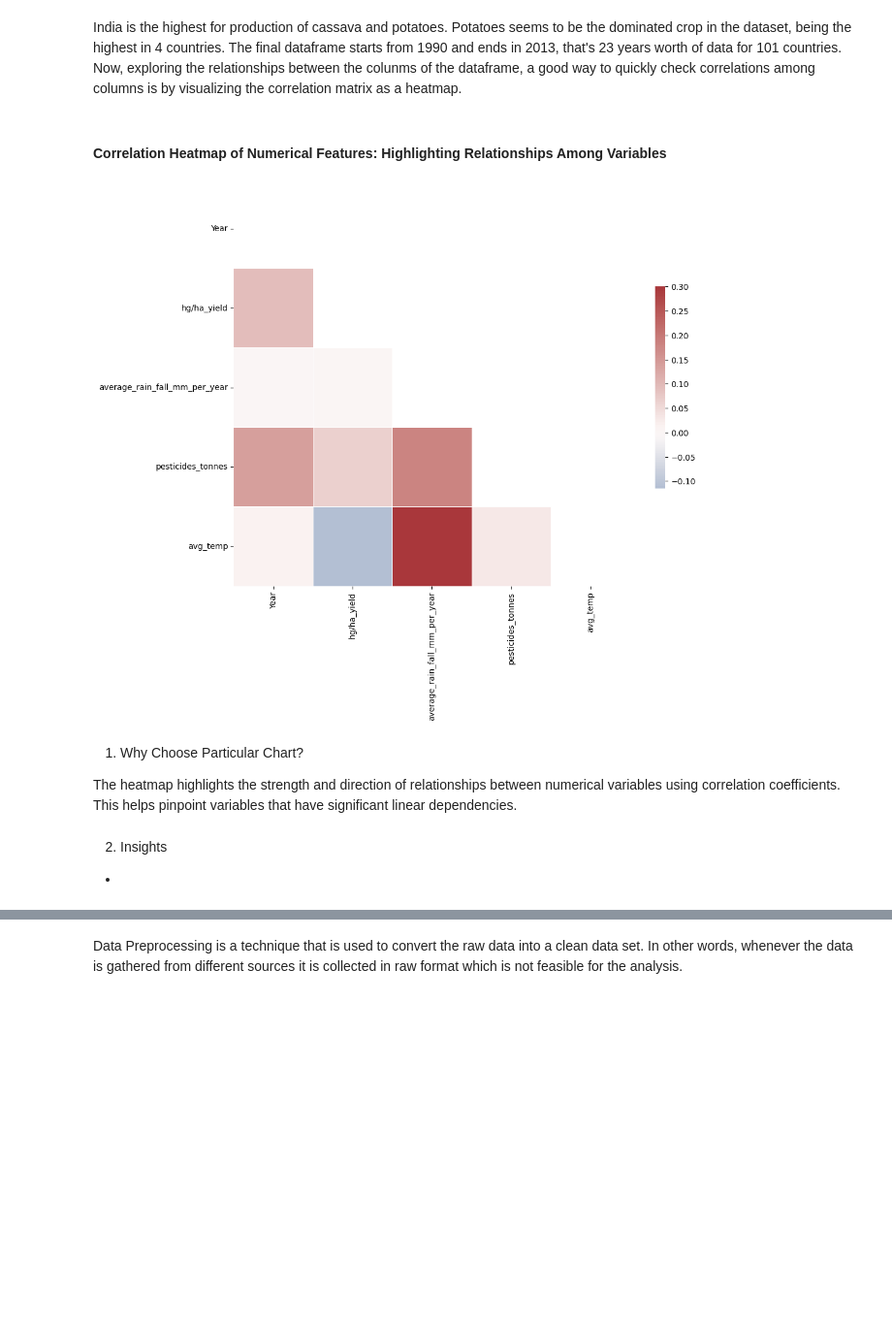
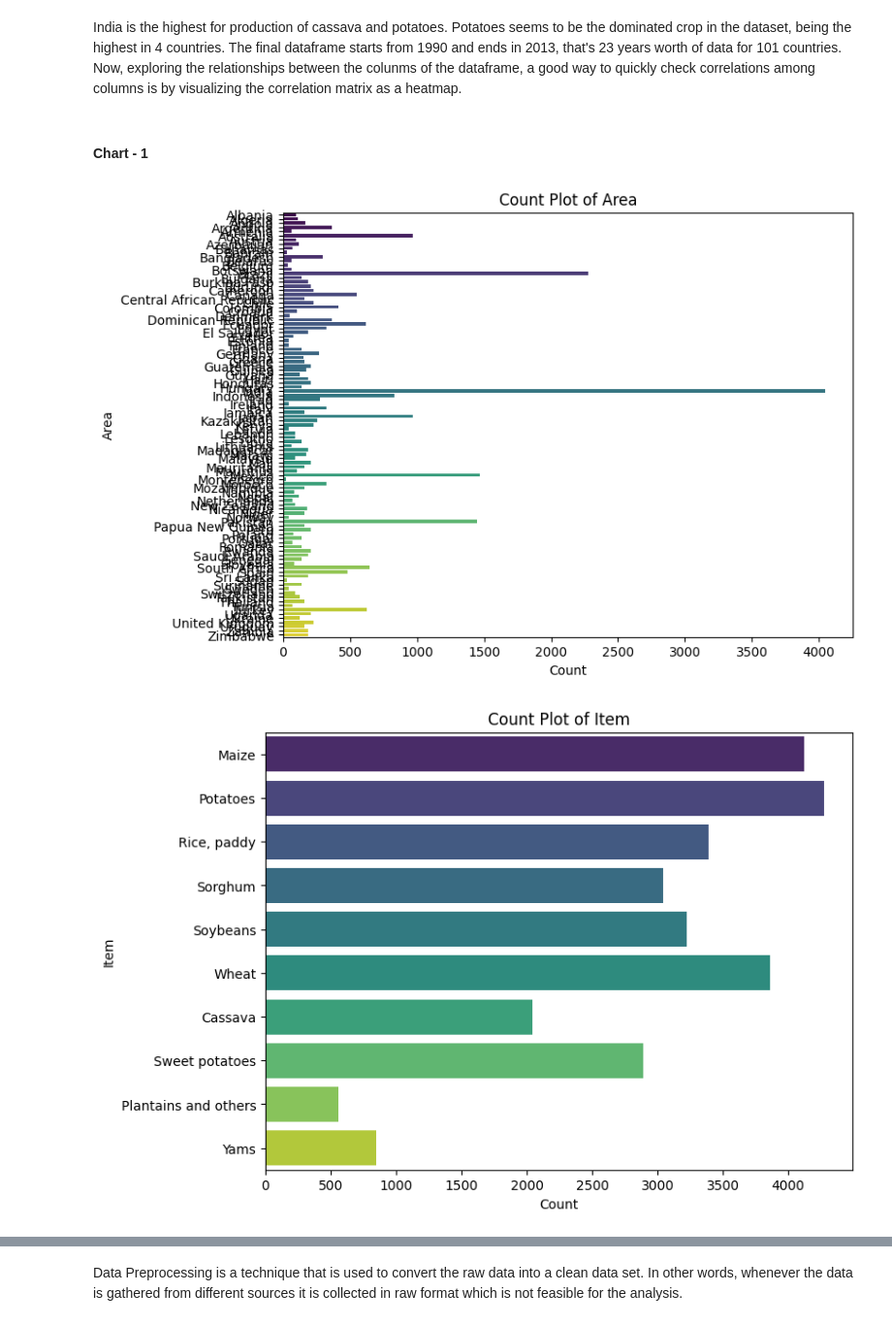
Before and after one commit to manishaachary13/crop_yield_predictoin_ML, a Jupyter notebook: field.ipynb, the cells around one changed output, grey strips where cells are left out. Shown at 97% size. Saved outputs shown, nothing was run; the diff lists cells and outputs as text; code cells hidden in the pictures; blank space fills up the shorter version.

```diff
--- a/field.ipynb
+++ b/field.ipynb
@@ -630,28 +625,28 @@ dtype: int64
 India is the highest for production of cassava and potatoes. Potatoes seems to be the dominated crop in the dataset, being the highest in 4 countries.
 The final dataframe starts from 1990 and ends in 2013, that's 23 years worth of data for 101 countries.
 Now, exploring the relationships between the colunms of the dataframe, a good way to quickly check correlations among columns is by visualizing the correlation matrix as a heatmap.
-# %% [markdown]
-#### Correlation Heatmap of Numerical Features: Highlighting Relationships Among Variables
-# %%
-correlation_data=yield_df.select_dtypes(include=[np.number]).corr()
-
-mask = np.zeros_like(correlation_data, dtype=bool)
-mask[np.triu_indices_from(mask)] = True
-
-f, ax = plt.subplots(figsize=(11, 9))
-
-# Generate a custom diverging colormap
-cmap = sns.palette="vlag"
-
-# Draw the heatmap with the mask and correct aspect ratio
-sns.heatmap(correlation_data, mask=mask, cmap=cmap, vmax=.3, center=0,
-            square=True, linewidths=.5, cbar_kws={"shrink": .5});
-# %% [output]
-[figure, removed]
-# %% [markdown]
-1. Why Choose Particular Chart?
-
-The heatmap highlights the strength and direction of relationships between numerical variables using correlation coefficients. This helps pinpoint variables that have significant linear dependencies.
-# %% [markdown]
-2. Insights
-*
+# %% [markdown]
+#### Chart - 1
+# %%
+# Importing necessary libraries
+import pandas as pd
+import matplotlib.pyplot as plt
+import seaborn as sns
+
+# Assuming yield_df is already loaded
+# Columns:
+# Area (object), Item (object), Year (int64), hg/ha_yield (int64),
+# average_rain_fall_mm_per_year (float64), pesticides_tonnes (float64), avg_temp (float64)
+
+# 1. Count Plot for Categorical Variables (Area and Item)
+categorical_columns = ['Area', 'Item']
+for col in categorical_columns:
+    plt.figure(figsize=(8, 6))
+    sns.countplot(y=yield_df[col], palette='viridis')
+    plt.title(f'Count Plot of {col}')
+    plt.ylabel(col)
+    plt.xlabel('Count')
+    plt.show()
+# %% [output]
+[figure, added]
+[figure, added]
```
Also changed, not shown: parts of 40 cells of this notebook.
